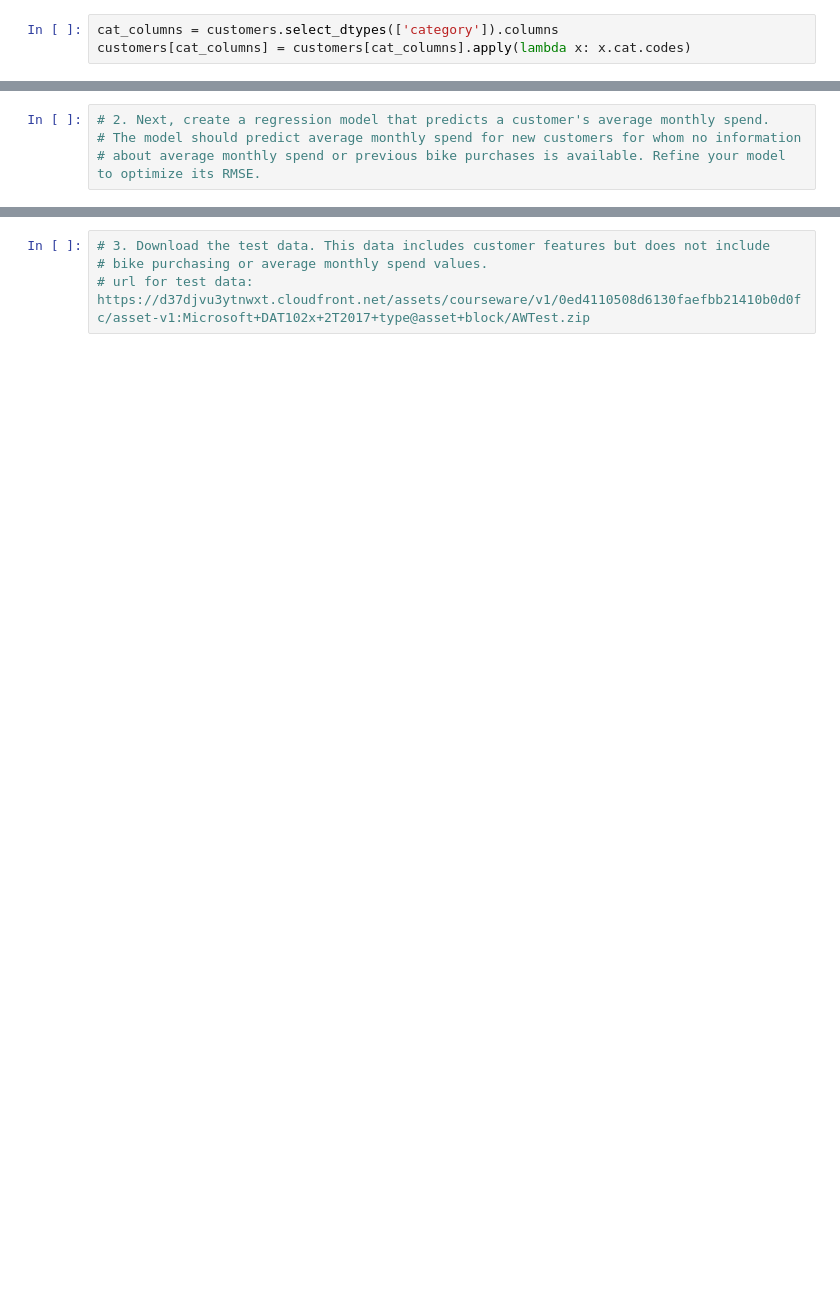
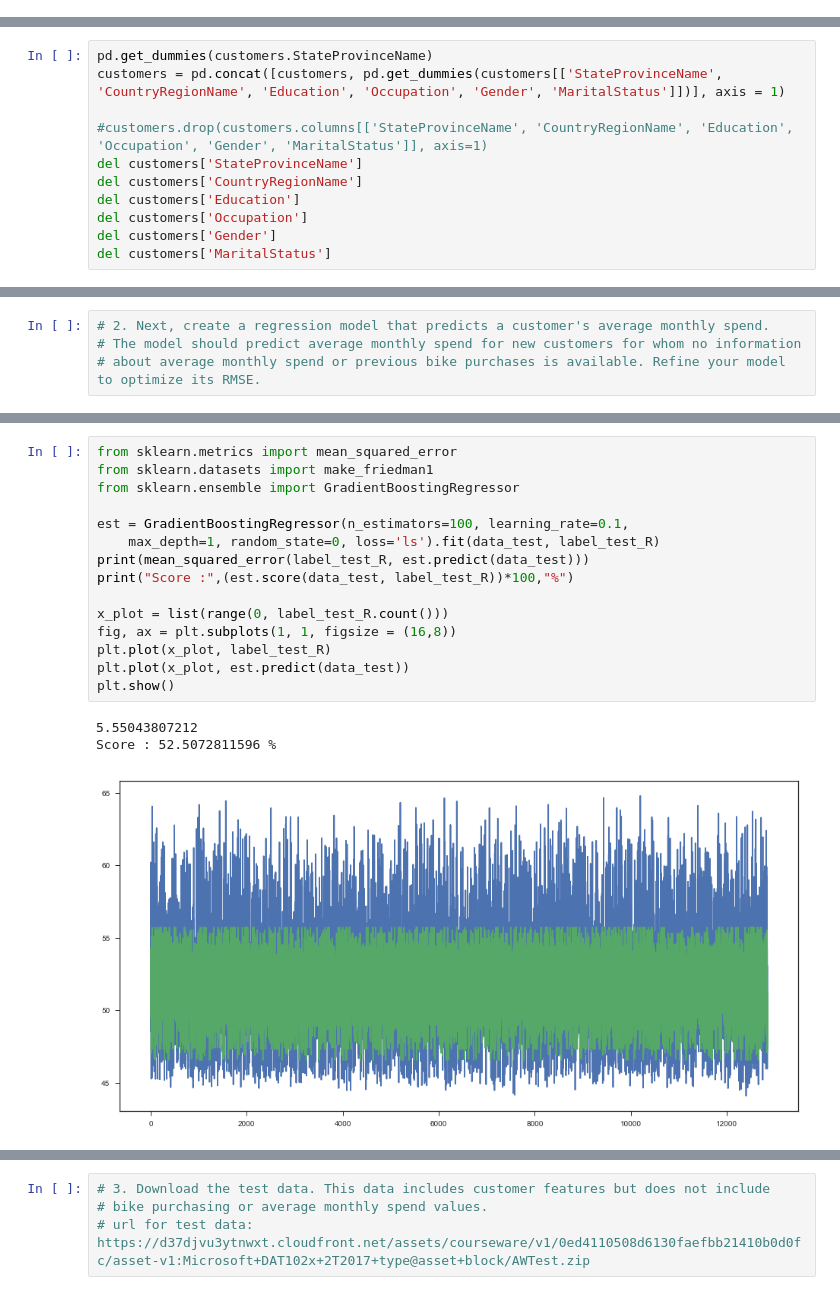
Before and after one commit to tbugaievskyi/Microsoft-DAT102x-Data-Science-Professional-Project, a Jupyter notebook: 10 Dat102x Challenge 1.1 (answears).ipynb, the cells around one changed output, grey strips where cells are left out. Drawn from its saved outputs; the diff is of its cells as text; blank space fills up the shorter version.

```diff
--- a/10 Dat102x Challenge 1.1 (answears).ipynb
+++ b/10 Dat102x Challenge 1.1 (answears).ipynb
@@ -522,6 +505,3 @@ del customers['Education']
 del customers['Occupation']
 del customers['Gender']
 del customers['MaritalStatus']
-# %%
-cat_columns = customers.select_dtypes(['category']).columns
-customers[cat_columns] = customers[cat_columns].apply(lambda x: x.cat.codes)
@@ -529,0 +508,11 @@ BikeBuyer = sales['BikeBuyer']
+# %%
+pd.get_dummies(customers.StateProvinceName)
+customers = pd.concat([customers, pd.get_dummies(customers[['StateProvinceName', 'CountryRegionName', 'Education', 'Occupation', 'Gender', 'MaritalStatus']])], axis = 1)
+
+#customers.drop(customers.columns[['StateProvinceName', 'CountryRegionName', 'Education', 'Occupation', 'Gender', 'MaritalStatus']], axis=1)
+del customers['StateProvinceName']
+del customers['CountryRegionName']
+del customers['Education']
+del customers['Occupation']
+del customers['Gender']
+del customers['MaritalStatus']
@@ -768,0 +790,19 @@ F1 score binary:  81.6970613248 %
+# %%
+from sklearn.metrics import mean_squared_error
+from sklearn.datasets import make_friedman1
+from sklearn.ensemble import GradientBoostingRegressor
+
+est = GradientBoostingRegressor(n_estimators=100, learning_rate=0.1,
+    max_depth=1, random_state=0, loss='ls').fit(data_test, label_test_R)
+print(mean_squared_error(label_test_R, est.predict(data_test)))
+print("Score :",(est.score(data_test, label_test_R))*100,"%")
+
+x_plot = list(range(0, label_test_R.count()))
+fig, ax = plt.subplots(1, 1, figsize = (16,8))
+plt.plot(x_plot, label_test_R)
+plt.plot(x_plot, est.predict(data_test))
+plt.show()
+# %% [output]
+5.55043807212
+Score : 52.5072811596 %
+[figure, added]
```
Also changed, not shown: parts of 43 cells of this notebook.
